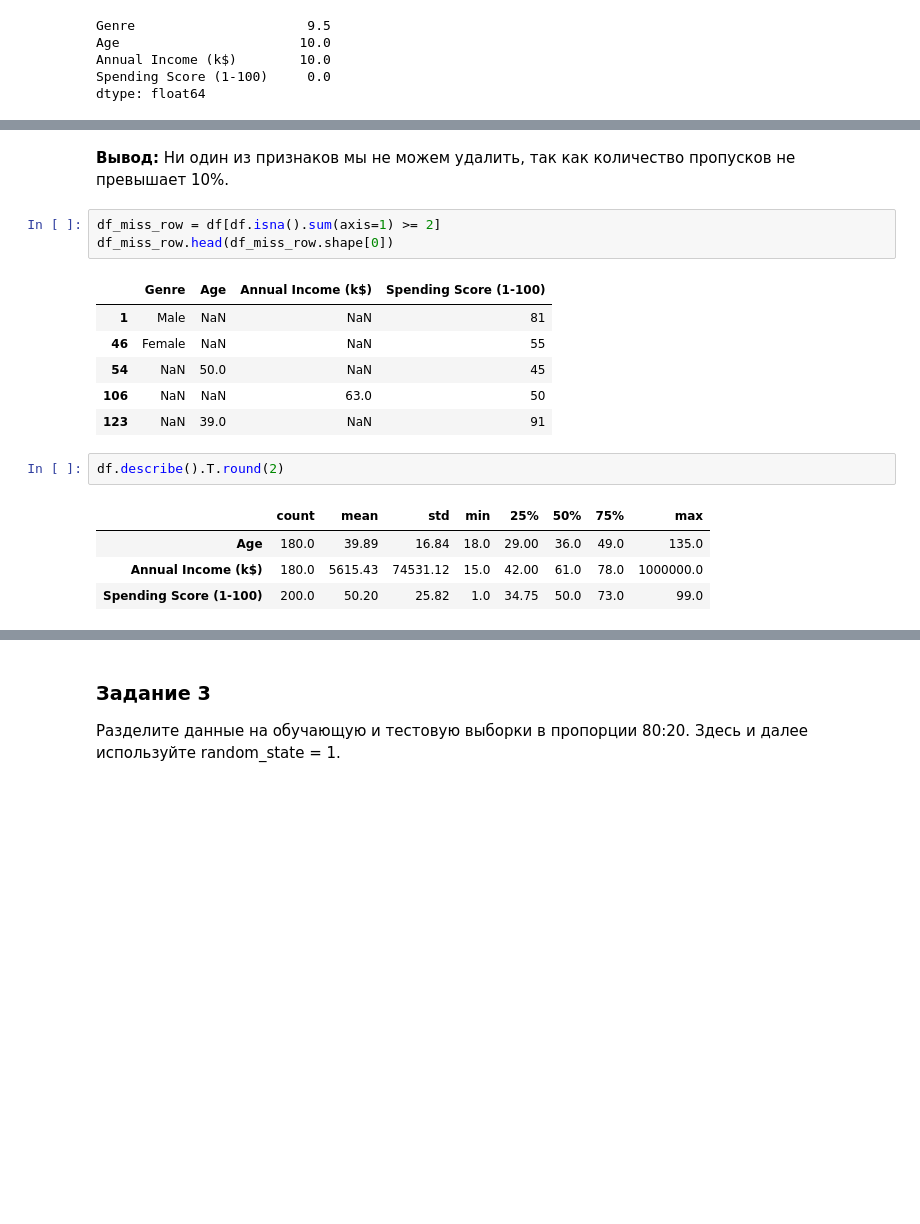
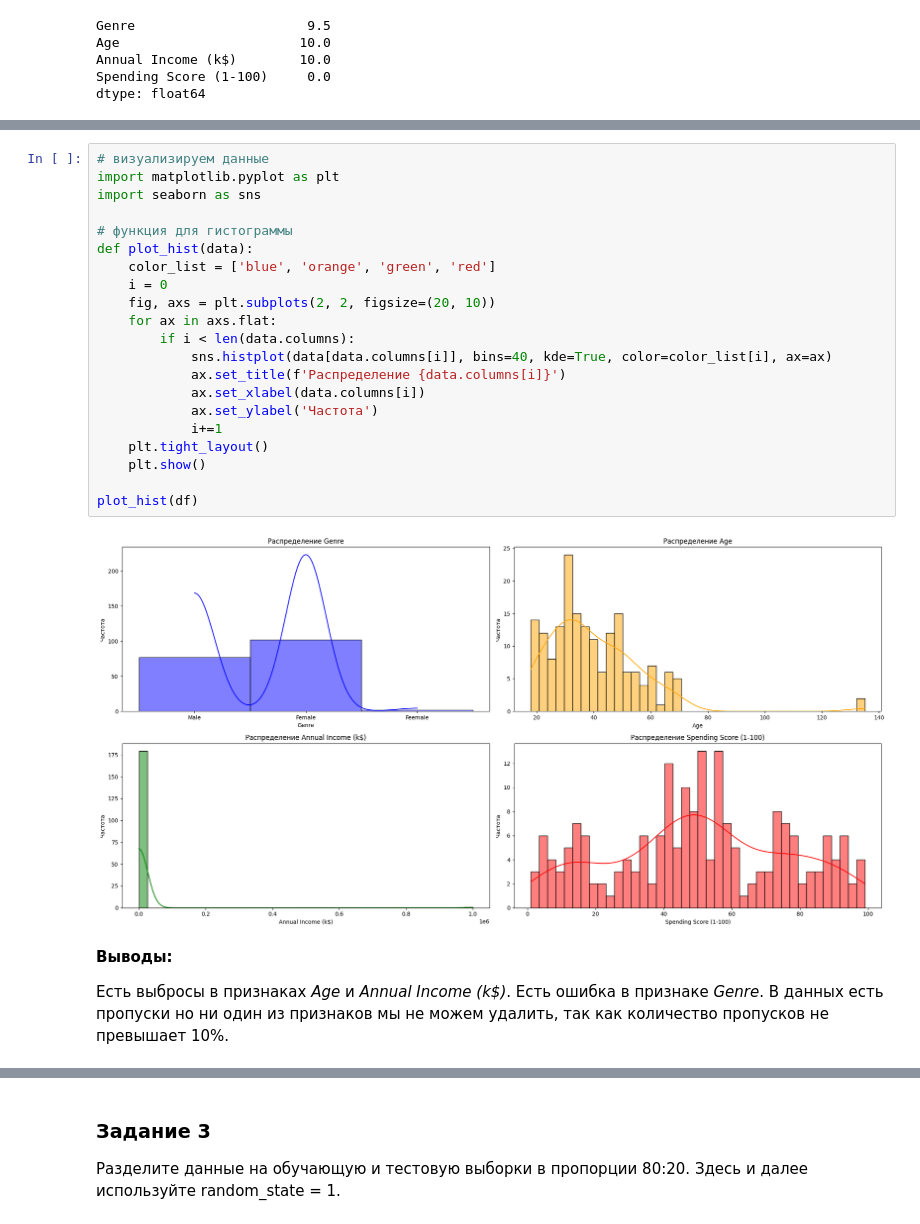
Before and after one commit to ulis891/ML, a Jupyter notebook: HW_6.ipynb, the cells around one changed output, grey strips where cells are left out. Drawn from its saved outputs; the diff is of its cells as text; blank space fills up the shorter version.

```diff
--- a/HW_6.ipynb
+++ b/HW_6.ipynb
@@ -63,20 +83,27 @@ dtype: float64
+# %%
+# визуализируем данные
+import matplotlib.pyplot as plt
+import seaborn as sns
+
+# функция для гистограммы
+def plot_hist(data):
+    color_list = ['blue', 'orange', 'green', 'red']
+    i = 0
+    fig, axs = plt.subplots(2, 2, figsize=(20, 10))
+    for ax in axs.flat:
+        if i < len(data.columns):
+            sns.histplot(data[data.columns[i]], bins=40, kde=True, color=color_list[i], ax=ax)
+            ax.set_title(f'Распределение {data.columns[i]}')
+            ax.set_xlabel(data.columns[i])
+            ax.set_ylabel('Частота')
+            i+=1
+    plt.tight_layout()
+    plt.show()
+
+plot_hist(df)
+# %% [output]
+[figure, added]
 # %% [markdown]
-**Вывод:**
-Ни один из признаков мы не можем удалить, так как количество пропусков не превышает 10%.
+**Выводы:**
+
+Есть выбросы в признаках *Age* и *Annual Income (k$)*. Есть ошибка в признаке *Genre*. В данных есть пропуски но ни один из признаков мы не можем удалить, так как количество пропусков не превышает 10%.
-# %%
-df_miss_row = df[df.isna().sum(axis=1) >= 2]
-df_miss_row.head(df_miss_row.shape[0])
-# %% [output]
-|  | Genre | Age | Annual Income (k$) | Spending Score (1-100) |
-| 1 | Male | NaN | NaN | 81 |
-| 46 | Female | NaN | NaN | 55 |
-| 54 | NaN | 50.0 | NaN | 45 |
-| 106 | NaN | NaN | 63.0 | 50 |
-| 123 | NaN | 39.0 | NaN | 91 |
-# %%
-df.describe().T.round(2)
-# %% [output]
-|  | count | mean | std | min | 25% | 50% | 75% | max |
-| Age | 180.0 | 39.89 | 16.84 | 18.0 | 29.00 | 36.0 | 49.0 | 135.0 |
-| Annual Income (k$) | 180.0 | 5615.43 | 74531.12 | 15.0 | 42.00 | 61.0 | 78.0 | 1000000.0 |
-| Spending Score (1-100) | 200.0 | 50.20 | 25.82 | 1.0 | 34.75 | 50.0 | 73.0 | 99.0 |
```
Also changed, not shown: parts of 25 cells of this notebook.
